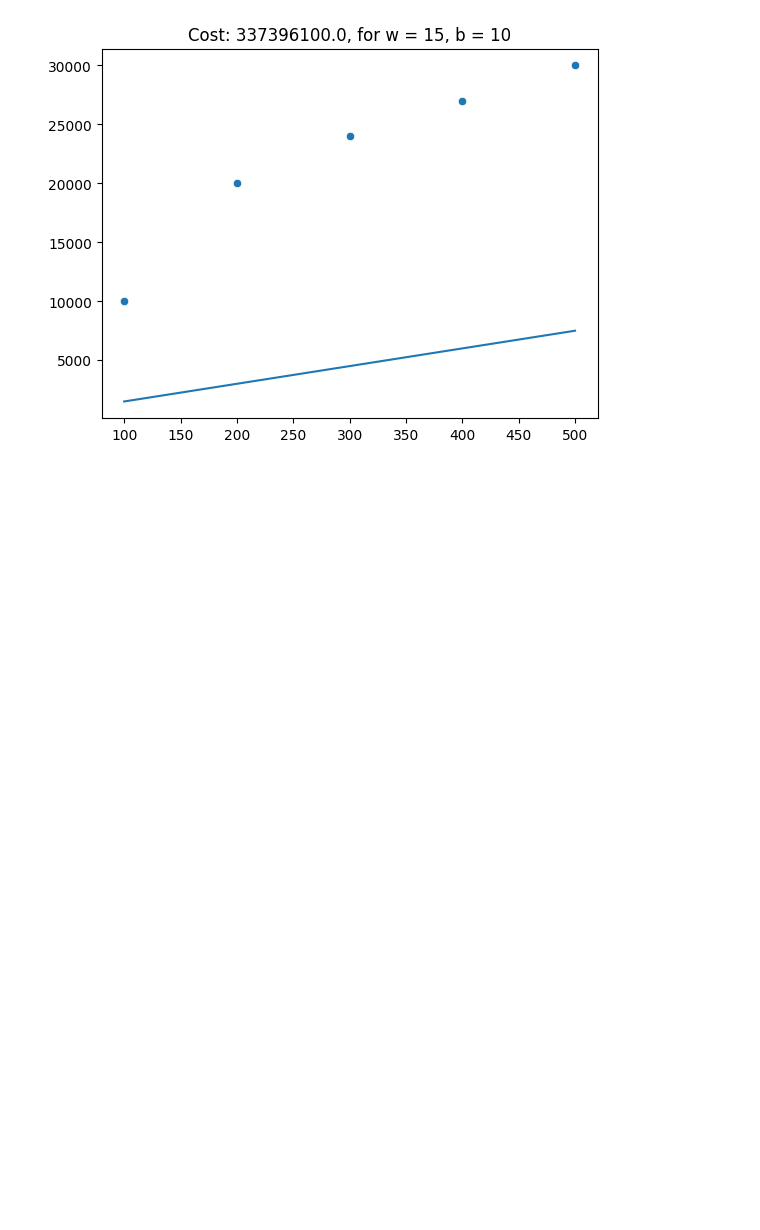
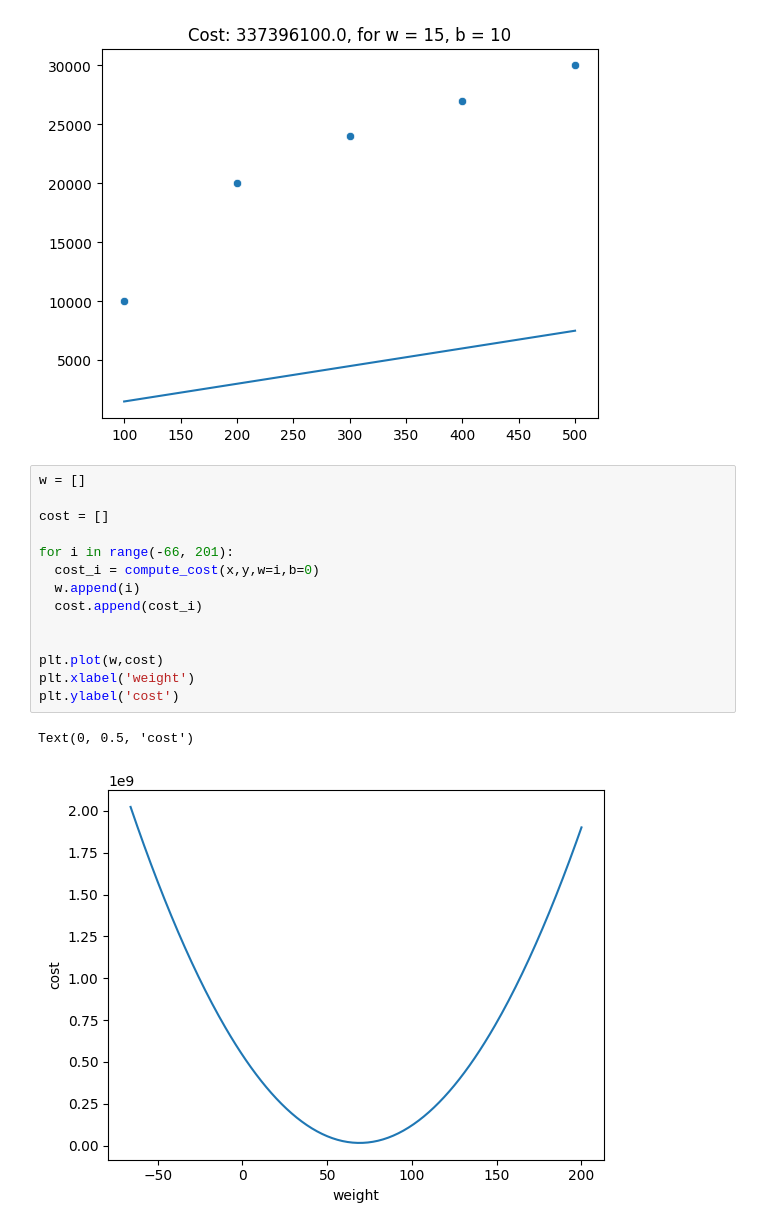
Before and after one commit to tonmoy0018/house-Price-Prediction-sample-code-without-built-in-, a Jupyter notebook: error_function.ipynb, the cells around one changed output. Drawn from its saved outputs; the diff is of its cells as text; blank space fills up the shorter version.

Commit message:
relation of cost function with weight

```diff
--- a/error_function.ipynb
+++ b/error_function.ipynb
@@ -55,3 +55,20 @@ plt.title(f"Cost: {compute_cost(x,y,w=w,b=b)}, for w = {w}, b = {b}")
 [1510. 3010. 4510. 6010. 7510.]
 Text(0.5, 1.0, 'Cost: 337396100.0, for w = 15, b = 10')
 [figure]
+# %%
+w = []
+
+cost = []
+
+for i in range(-66, 201):
+  cost_i = compute_cost(x,y,w=i,b=0)
+  w.append(i)
+  cost.append(cost_i)
+
+
+plt.plot(w,cost)
+plt.xlabel('weight')
+plt.ylabel('cost')
+# %% [output]
+Text(0, 0.5, 'cost')
+[figure, added]
```
